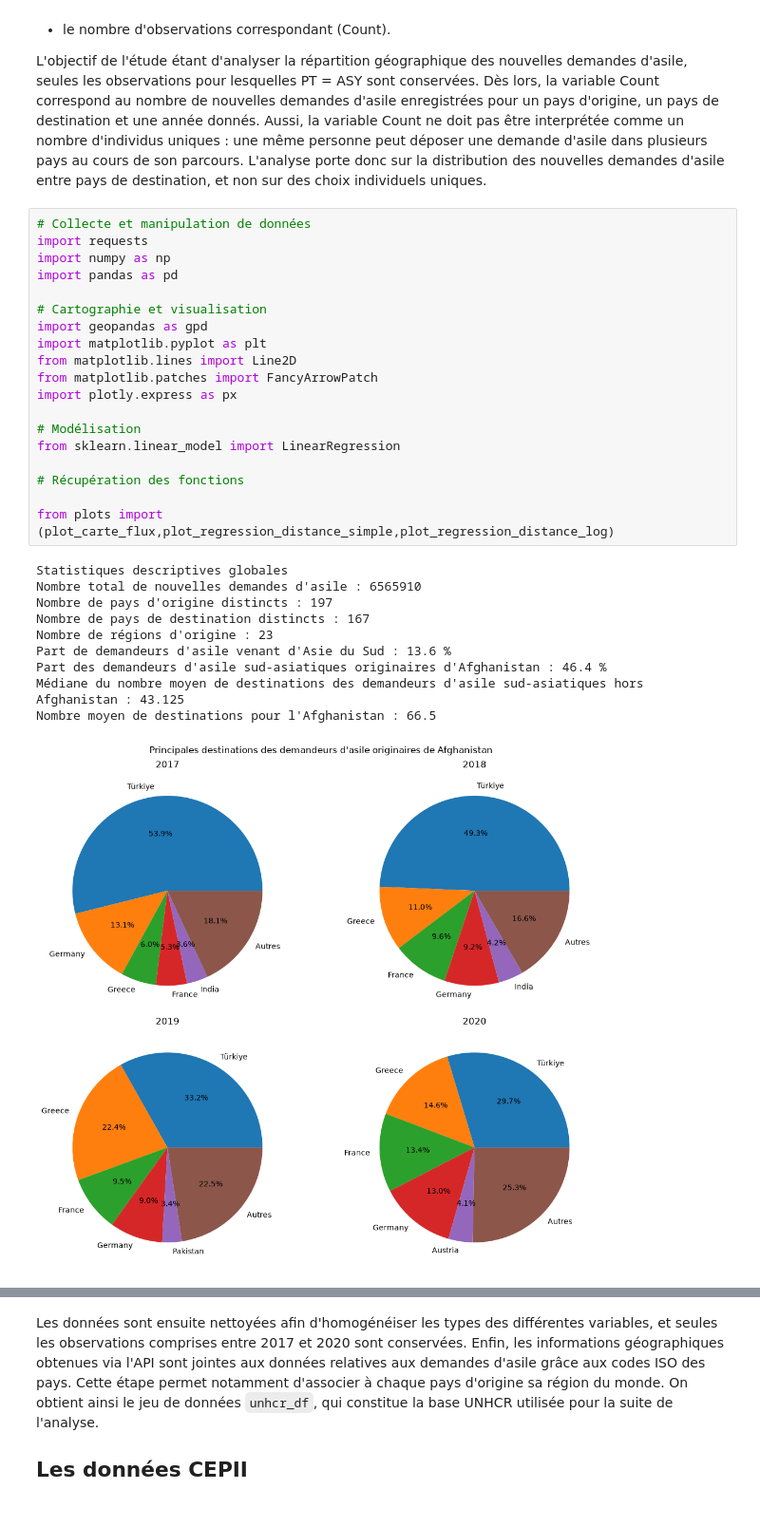
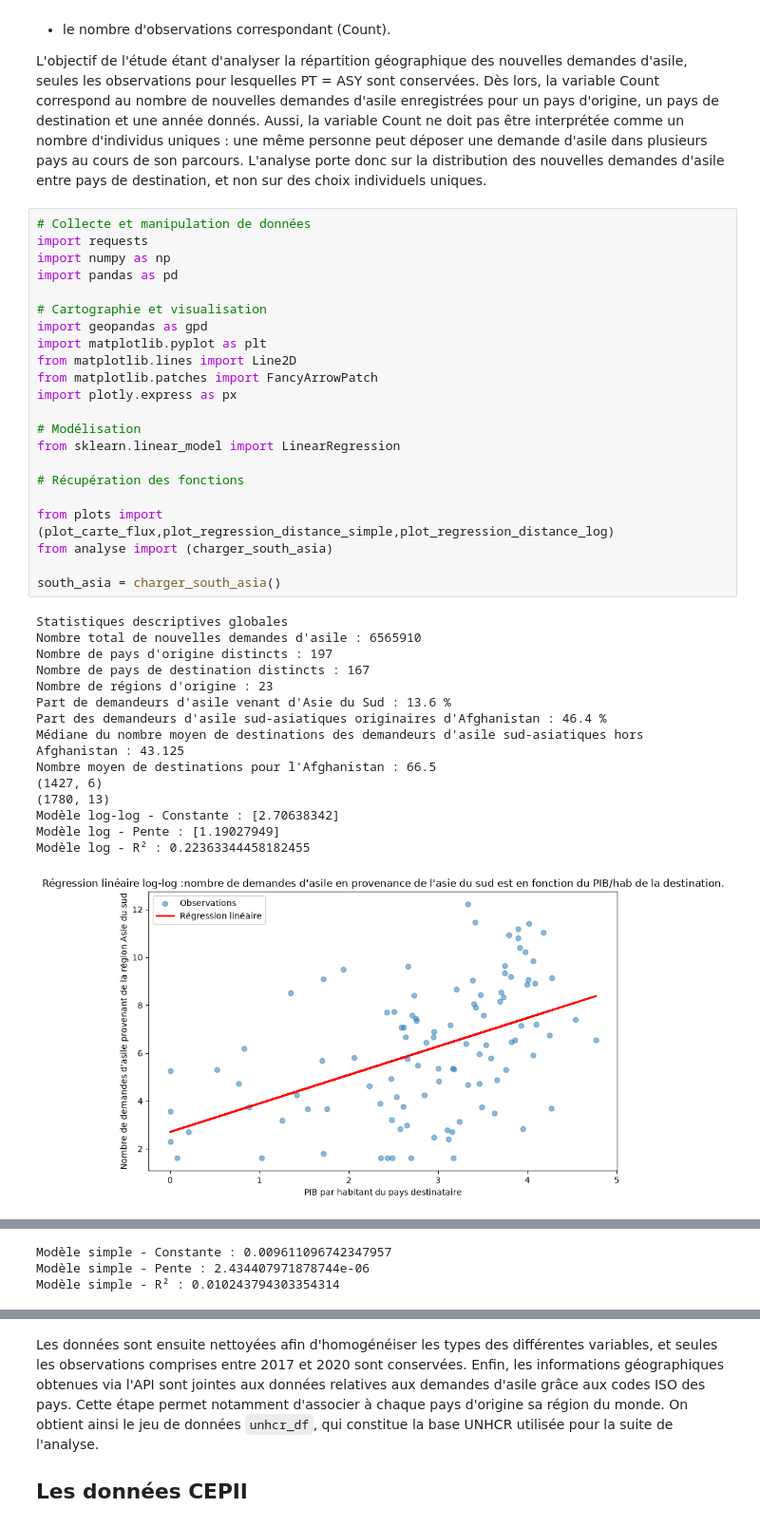
Before and after one commit to angelica-minyem/ProjetRefugies, a Jupyter notebook: main.ipynb, the cells around one changed output, grey strips where cells are left out. Shown at 95% size. Drawn from its saved outputs; the diff is of its cells as text.

```diff
--- a/main.ipynb
+++ b/main.ipynb
@@ -32,30 +32,38 @@ Aussi, la variable Count ne doit pas être interprétée comme un nombre d'indiv
 # %%
 # Collecte et manipulation de données
 import requests
 import numpy as np
 import pandas as pd
 
 # Cartographie et visualisation
 import geopandas as gpd
 import matplotlib.pyplot as plt
 from matplotlib.lines import Line2D
 from matplotlib.patches import FancyArrowPatch
 import plotly.express as px
 
 # Modélisation
 from sklearn.linear_model import LinearRegression
 
 # Récupération des fonctions
 
 from plots import (plot_carte_flux,plot_regression_distance_simple,plot_regression_distance_log)
+from analyse import (charger_south_asia)
+
+south_asia = charger_south_asia()
 # %% [output]
 Statistiques descriptives globales
 Nombre total de nouvelles demandes d'asile : 6565910
 Nombre de pays d'origine distincts : 197
 Nombre de pays de destination distincts : 167
 Nombre de régions d'origine : 23
 Part de demandeurs d'asile venant d'Asie du Sud : 13.6 %
 Part des demandeurs d'asile sud-asiatiques originaires d'Afghanistan : 46.4 %
 Médiane du nombre moyen de destinations des demandeurs d'asile sud-asiatiques hors Afghanistan : 43.125
 Nombre moyen de destinations pour l'Afghanistan : 66.5
+(1427, 6)
+(1780, 13)
+Modèle log-log - Constante : [2.70638342]
+Modèle log - Pente : [1.19027949]
+Modèle log - R² : 0.22363344458182455
-[figure, old version]
+[figure, new version]
@@ -64,0 +73,3 @@ Nombre moyen de destinations pour l'Afghanistan : 66.5
+Modèle simple - Constante : 0.009611096742347957
+Modèle simple - Pente : 2.434407971878744e-06
+Modèle simple - R² : 0.010243794303354314
```
Also changed, not shown: parts of 2 cells of this notebook, 2 other files.
